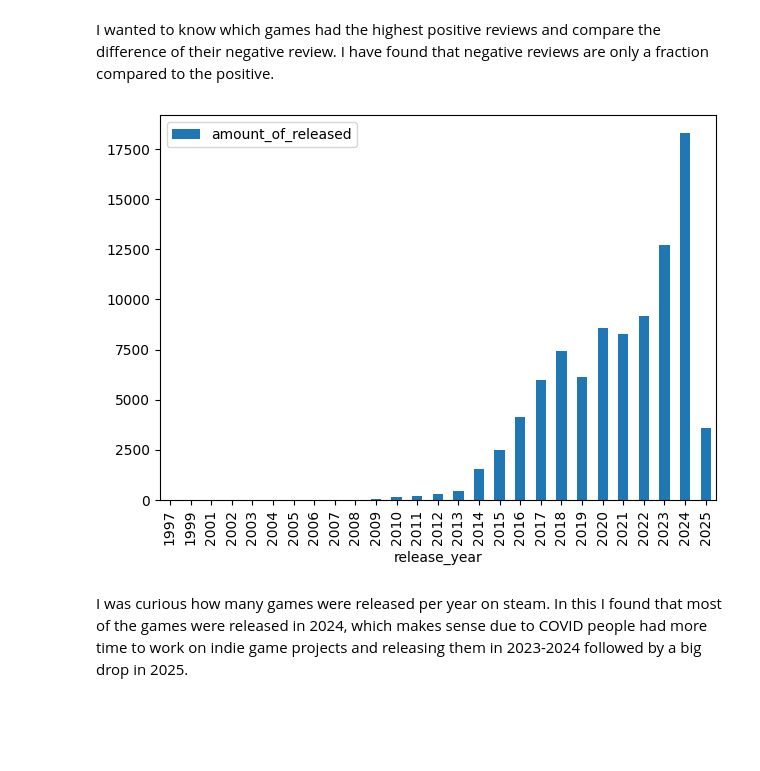
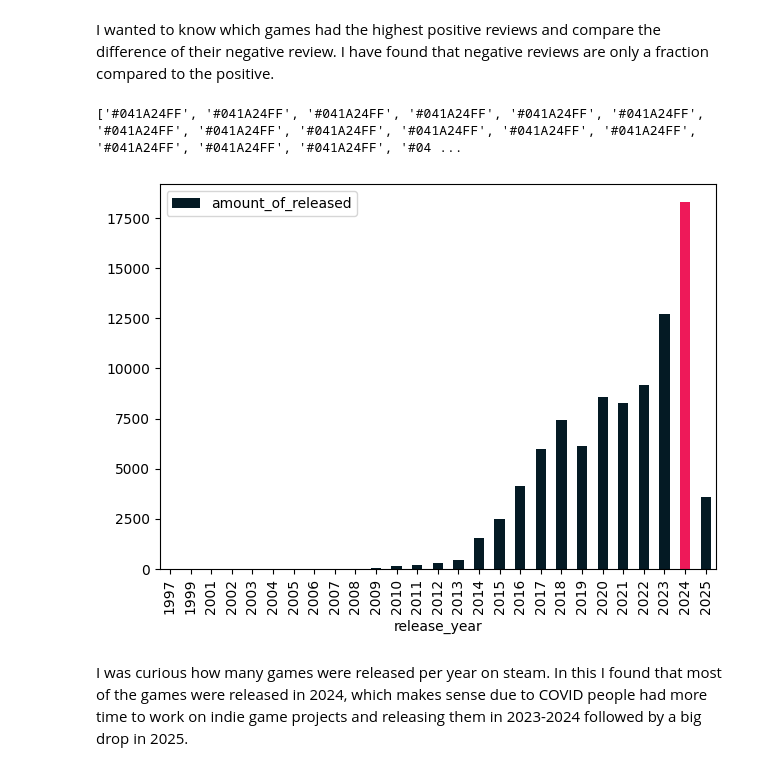
Before and after one commit to cadencheek/video_game_sales_analysis, a Jupyter notebook: game_sales_sql_analysis.ipynb, the cells around one changed output. Drawn from its saved outputs; the diff is of its cells as text; code cells hidden in the pictures; blank space fills up the shorter version.

Commit message:
Added some mark down and customized visualizations

```diff
--- a/game_sales_sql_analysis.ipynb
+++ b/game_sales_sql_analysis.ipynb
@@ -103,13 +103,17 @@ plt.xticks(rotation=45, ha='right')
 # %% [markdown]
 I wanted to know which games had the highest positive reviews and compare the difference of their negative review. I have found that negative reviews are only a fraction compared to the positive.
 # %%
-yearly_releases = pd.read_sql("SELECT STRFTIME('%Y', release_date) as release_year,  COUNT(release_date) AS amount_of_released FROM steam_db GROUP BY release_year " , conn)
-
-yearly_releases.plot(kind='bar', x='release_year', y='amount_of_released')
+yearly_releases = pd.read_sql("SELECT STRFTIME('%Y', release_date) as release_year,  COUNT(release_date) AS amount_of_released FROM steam_db GROUP BY release_year" , conn)
+colors = ["#041A24FF"]*len(yearly_releases)
+most_releases = yearly_releases.amount_of_released.idxmax()
+colors[most_releases] = "#ee1959"
+yearly_releases.plot(kind='bar', x='release_year', y='amount_of_released', color = colors)
 
 plt.tight_layout()
+print(colors)
 # %% [output]
+['#041A24FF', '#041A24FF', '#041A24FF', '#041A24FF', '#041A24FF', '#041A24FF', '#041A24FF', '#041A24FF', '#041A24FF', '#041A24FF', '#041A24FF', '#041A24FF', '#041A24FF', '#041A24FF', '#041A24FF', '#04 ...
-[figure, old version]
+[figure, new version]
 # %% [markdown]
 I was curious how many games were released per year on steam. In this I found that most of the games were released in 2024, which makes sense due to COVID people had more time to work on indie game projects and releasing them in 2023-2024 followed by a big drop in 2025.
 # %%
```
Also changed, not shown: 1 other file.
